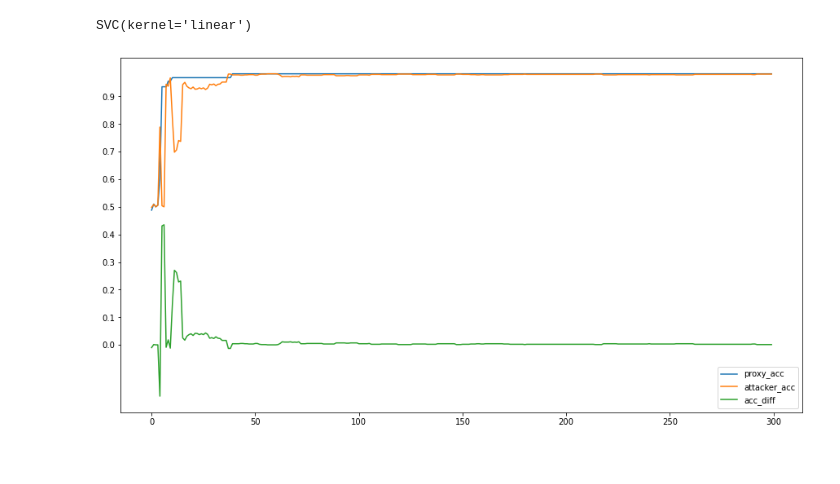
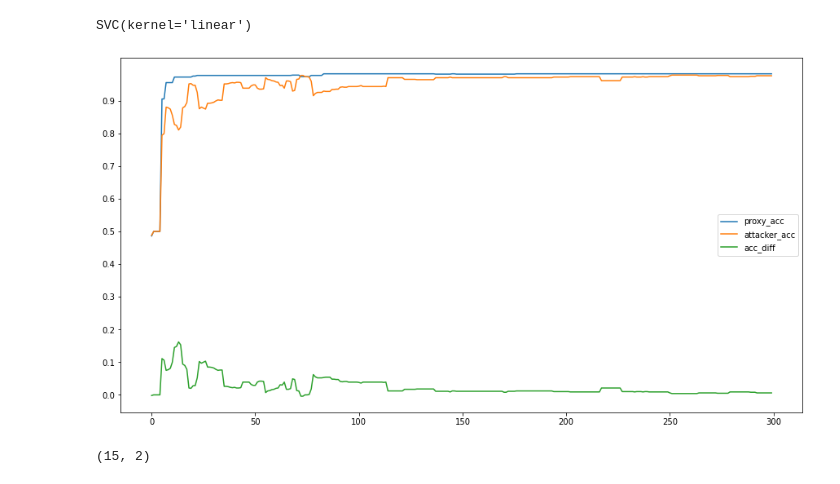
Before and after one commit to jonathanvevance/model_security, a Jupyter notebook: privacy_tests.ipynb, the cells around one changed output. Saved outputs shown, nothing was run; the diff lists cells and outputs as text; code cells hidden in the pictures.

Commit message:
found a good default qp_svm

```diff
--- a/privacy_tests.ipynb
+++ b/privacy_tests.ipynb
@@ -130,9 +130,13 @@ class naive_attacker:
             return np.array([random.choice([0, 1]) for __ in range(len(X))])
 # %%
 # proxy = online_lssvm()
-proxy = online_svm_qp(2.0) # 2.0 is good
+proxy = online_svm_qp(0.25) # 1.0 is a good default
 attacker = naive_attacker(clf)
 naive_test = test_proxy(proxy, attacker, X, y, log = False)
 naive_test.steal(300)
 # %% [output]
-[figure, old version]
+[figure, new version]
+# %%
+proxy.X_retained.shape
+# %% [output]
+(15, 2)
```
